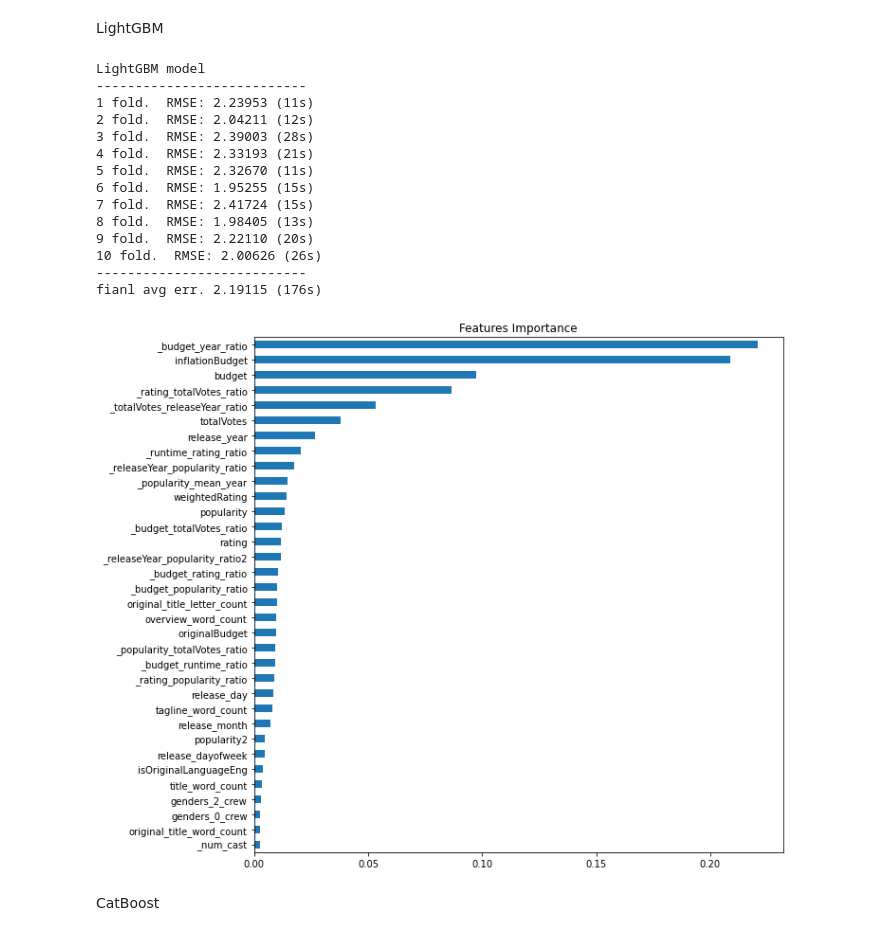
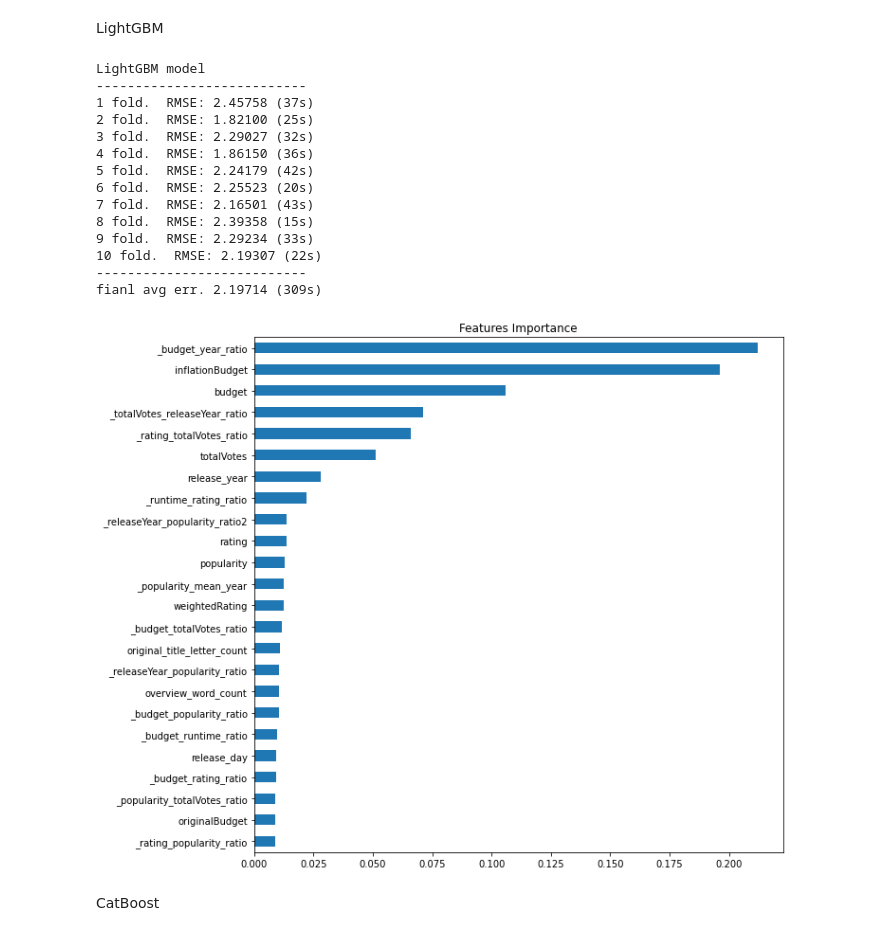
Before and after one commit to Ononoki-Yotsugi/TDBoxPrediction, a Jupyter notebook: copy/wgt方案一训练.ipynb, the cells around one changed output. Drawn from its saved outputs; the diff is of its cells as text; code cells hidden in the pictures.

```diff
--- a/copy/wgt方案一训练.ipynb
+++ b/copy/wgt方案一训练.ipynb
@@ -452,7 +475,7 @@ for col in json_cols :
 
     remove += list(train_id - test_id) + list(test_id - train_id)
     for i in train_id.union(test_id) - set(remove) :
-        if train_dict[col][i] < 10 or i == '' :
+        if train_dict[col][i] < 50 or i == '' :
             remove += [i]
 
     for i in remove :
@@ -633,46 +649,46 @@ for i, (trn, val) in enumerate(fold) :
     trn_y = y[trn]
     val_x = train.loc[val, :]
     val_y = y[val]
 
     fold_err = []
 
     start = datetime.now()
     result = lgb_model(trn_x, trn_y, val_x, val_y, test, verbose=False)
     fold_err.append(result['error'])
     val_pred += list(result['val'])
     val_gold += list(val_y)
     test_pred['fold' + str(i+1)] = result['test']
     feature_importance['fold' + str(i+1)] = result['importance'] / result['importance'].sum()
     print(i + 1, "fold.  RMSE:", "{0:.5f}".format(result['error']), '(' + str(int((datetime.now()-start).seconds)) + 's)')
 
     final_err += (sum(fold_err) / len(fold_err))
 
 print("---------------------------")
 print("fianl avg err.", "{0:.5f}".format(final_err / k), '(' + str(int((datetime.now()-begin).seconds)) + 's)')
 
 val_data = pd.DataFrame({"val_pred":val_pred,"val_gold":val_gold})
 val_data.to_csv("LightGBM_val.csv")
 test_pred['avg'] = test_pred.mean(axis=1)
 test_pred.to_csv("LightGBM_test.csv")
 feature_importance['avg'] = feature_importance.mean(axis=1)
-feature_importance.mean(axis=1).sort_values()[170:].plot(kind="barh",title = "Features Importance", figsize = (10,10))
+feature_importance.mean(axis=1).sort_values()[80:].plot(kind="barh",title = "Features Importance", figsize = (10,10))
 feature_importance.to_csv("LightGBM_feature_importance.csv")
 # %% [output]
 LightGBM model
 ---------------------------
-1 fold.  RMSE: 2.23953 (11s)
-2 fold.  RMSE: 2.04211 (12s)
-3 fold.  RMSE: 2.39003 (28s)
-4 fold.  RMSE: 2.33193 (21s)
-5 fold.  RMSE: 2.32670 (11s)
-6 fold.  RMSE: 1.95255 (15s)
-7 fold.  RMSE: 2.41724 (15s)
-8 fold.  RMSE: 1.98405 (13s)
-9 fold.  RMSE: 2.22110 (20s)
-10 fold.  RMSE: 2.00626 (26s)
+1 fold.  RMSE: 2.45758 (37s)
+2 fold.  RMSE: 1.82100 (25s)
+3 fold.  RMSE: 2.29027 (32s)
+4 fold.  RMSE: 1.86150 (36s)
+5 fold.  RMSE: 2.24179 (42s)
+6 fold.  RMSE: 2.25523 (20s)
+7 fold.  RMSE: 2.16501 (43s)
+8 fold.  RMSE: 2.39358 (15s)
+9 fold.  RMSE: 2.29234 (33s)
+10 fold.  RMSE: 2.19307 (22s)
 ---------------------------
-fianl avg err. 2.19115 (176s)
+fianl avg err. 2.19714 (309s)
-[figure, old version]
+[figure, new version]
 # %% [markdown]
 CatBoost
 # %%
```
Also changed, not shown: parts of 8 cells of this notebook.
